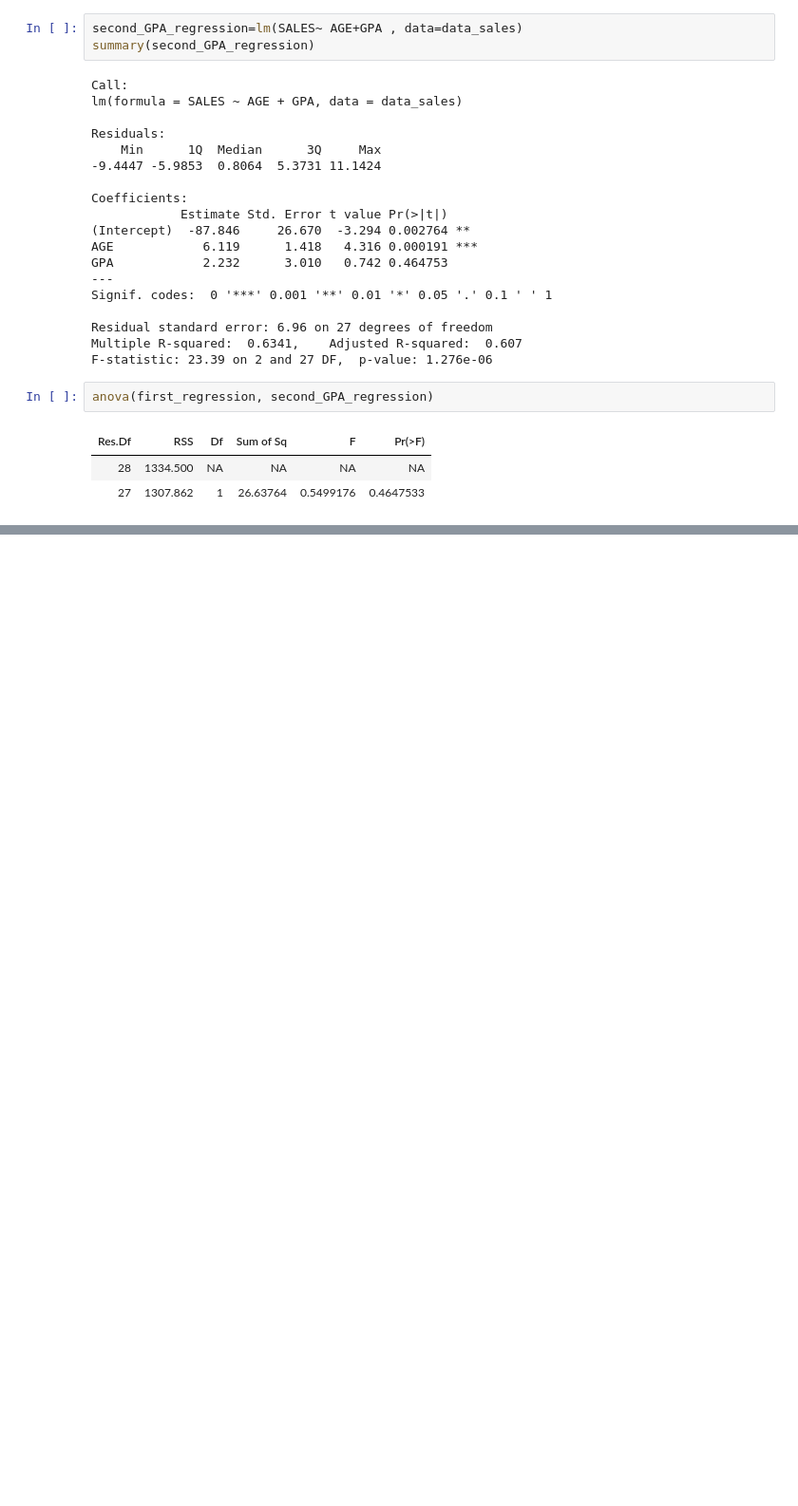
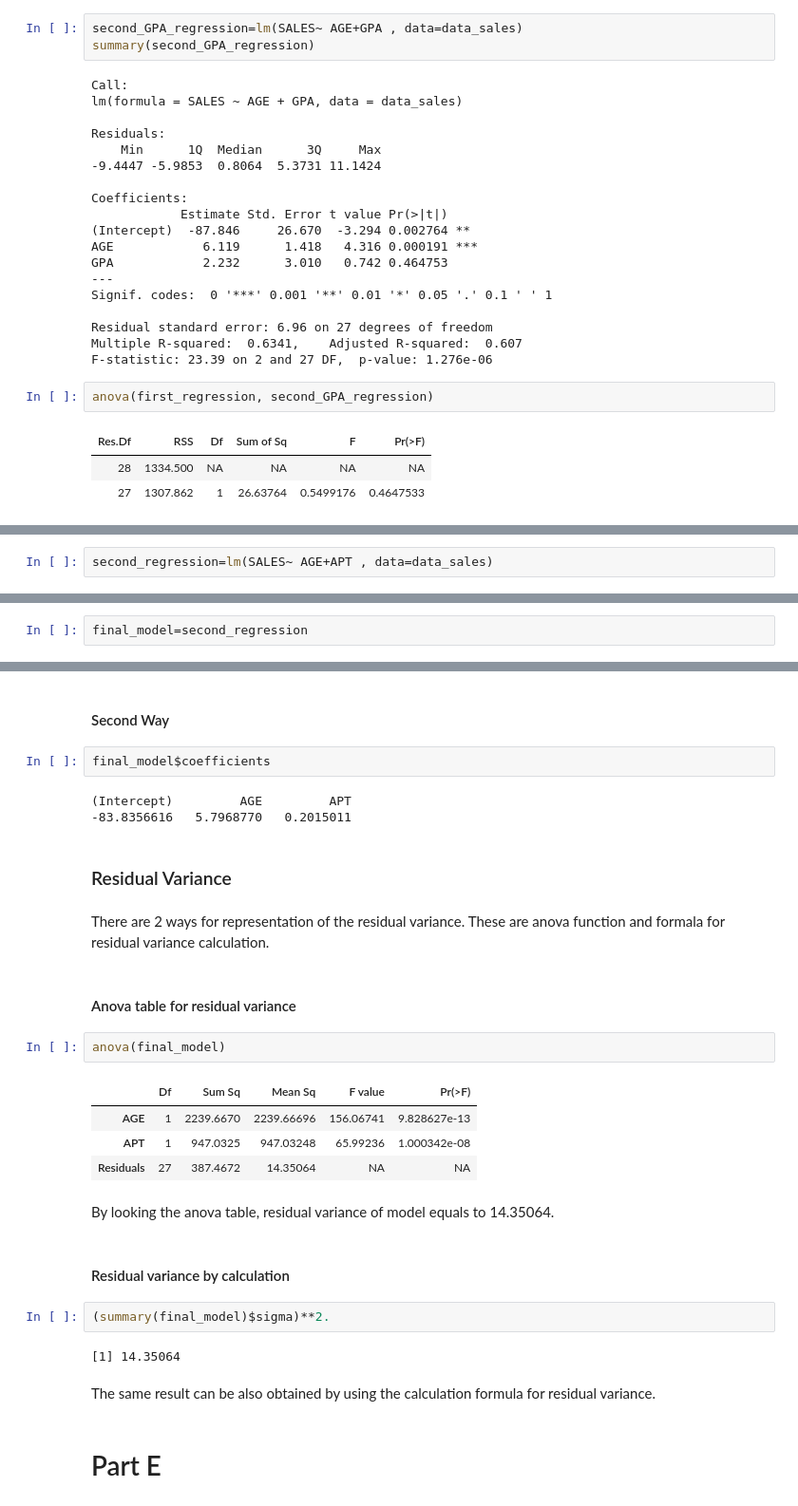
Before and after one commit to BU-IE-360/fall20-mbahadir, a Jupyter notebook: Homework5/Homework5.ipynb, the cells around one changed output, grey strips where cells are left out. Shown at 95% size. Saved outputs shown, nothing was run; the diff lists cells and outputs as text; blank space fills up the shorter version.

```diff
--- a/Homework5/Homework5.ipynb
+++ b/Homework5/Homework5.ipynb
@@ -221,0 +324,2 @@ Only APT variable make a difference in the regressions
+# %%
+second_regression=lm(SALES~ AGE+APT , data=data_sales)
@@ -221,0 +691,2 @@ Only APT variable make a difference in the regressions
+# %%
+final_model=second_regression
@@ -221,0 +727,32 @@ Only APT variable make a difference in the regressions
+# %% [markdown]
+#### Second Way
+# %%
+final_model$coefficients
+# %% [output]
+(Intercept)         AGE         APT
+-83.8356616   5.7968770   0.2015011
+# %% [markdown]
+### Residual Variance
+# %% [markdown]
+There are 2 ways for representation of the residual variance. These are anova function and formala for residual variance calculation.
+# %% [markdown]
+#### Anova table for residual variance
+# %%
+anova(final_model)
+# %% [output]
+|  | Df | Sum Sq | Mean Sq | F value | Pr(>F) |
+| AGE | 1 | 2239.6670 | 2239.66696 | 156.06741 | 9.828627e-13 |
+| APT | 1 | 947.0325 | 947.03248 | 65.99236 | 1.000342e-08 |
+| Residuals | 27 | 387.4672 | 14.35064 | NA | NA |
+# %% [markdown]
+By looking the anova table, residual variance of model equals to 14.35064.
+# %% [markdown]
+#### Residual variance by calculation
+# %%
+(summary(final_model)$sigma)**2.
+# %% [output]
+[1] 14.35064
+# %% [markdown]
+The same result can be also obtained by using the calculation formula for residual variance.
+# %% [markdown]
+# Part E
```
Also changed, not shown: parts of 105 cells of this notebook, 2 other files.
